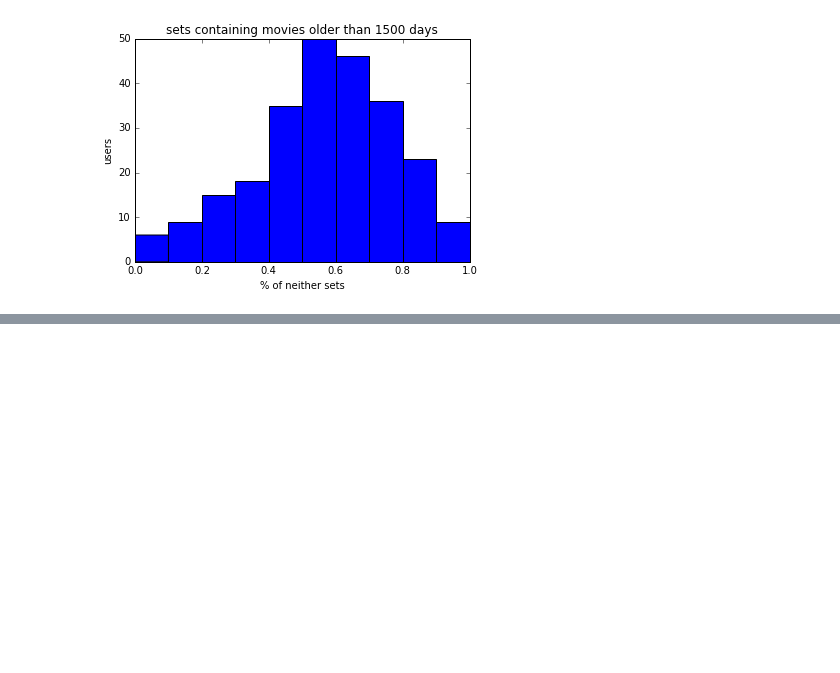
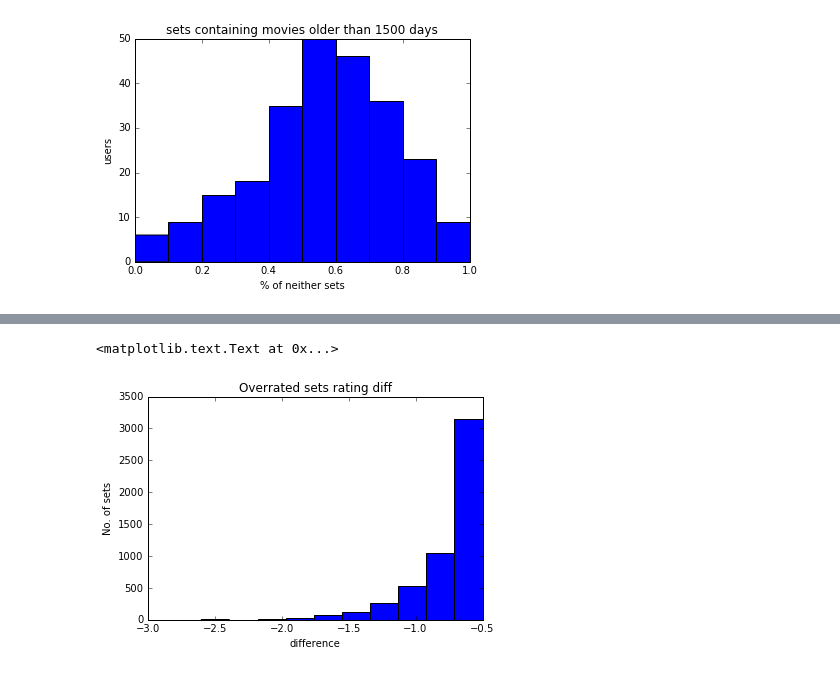
Before and after one commit to mohit-shrma/setrec, a Jupyter notebook: python/grouplens/Grouplens2.ipynb, the cells around one changed output, grey strips where cells are left out. Cells and saved outputs as stored; diff of their text form; code cells hidden in the pictures; blank space fills up the shorter version.

```diff
--- a/python/grouplens/Grouplens2.ipynb
+++ b/python/grouplens/Grouplens2.ipynb
@@ -903,0 +1112,8 @@ plt.title('sets containing movies older than 1500 days')
+# %%
+plt.hist(diffs)
+plt.xlabel('difference')
+plt.ylabel('No. of sets')
+plt.title('Overrated sets rating diff')
+# %% [output]
+<matplotlib.text.Text at 0x...>
+[figure, added]
```
Also changed, not shown: parts of 64 cells of this notebook.
